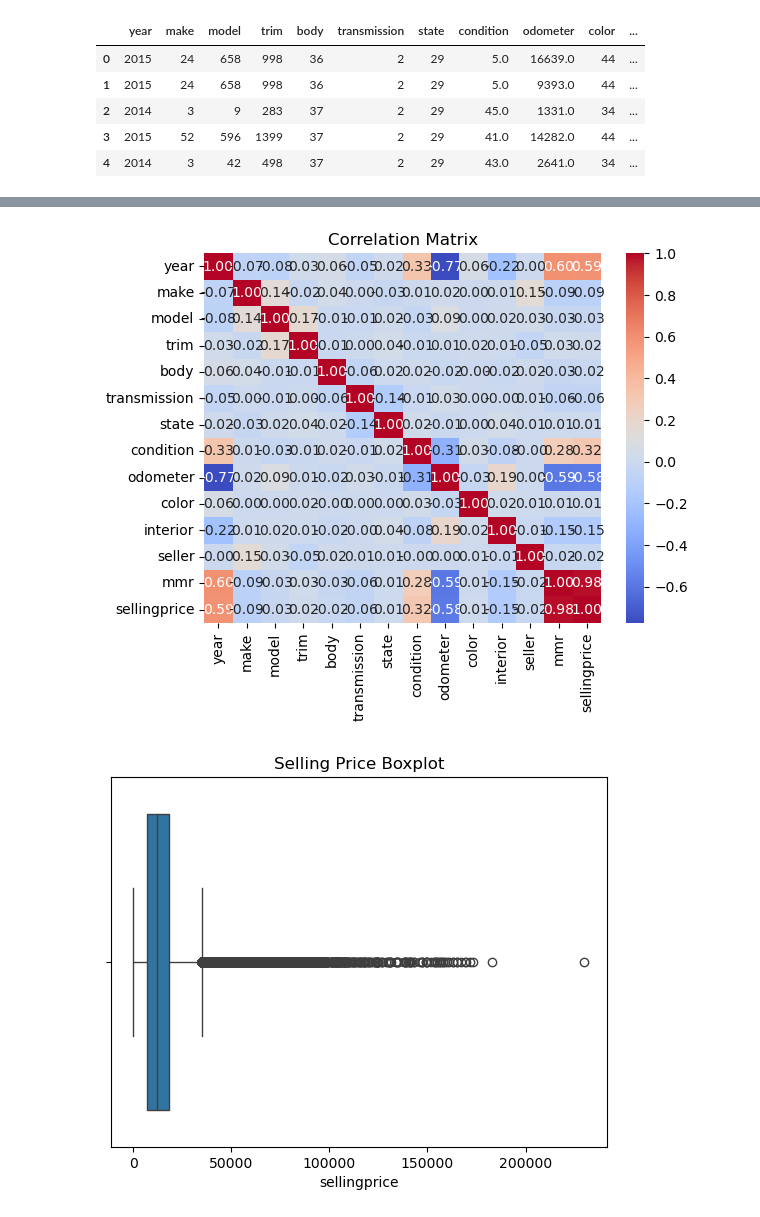
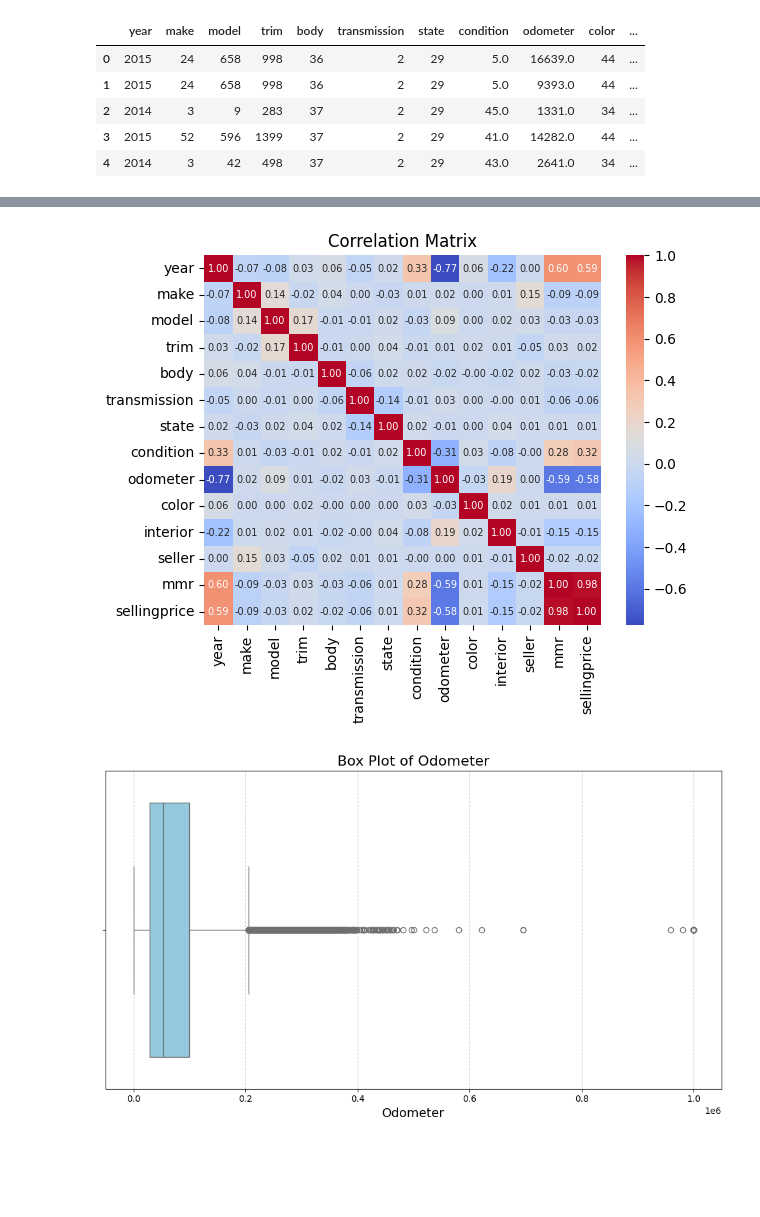
Before and after one commit to ardanlbnt/CSE4288F24_Grp11, a Jupyter notebook: DataPreProcessing/SourceCode/preprocessing.ipynb, the cells around one changed output, grey strips where cells are left out. Cells and saved outputs as stored; diff of their text form; code cells hidden in the pictures; blank space fills up the shorter version.

```diff
--- a/DataPreProcessing/SourceCode/preprocessing.ipynb
+++ b/DataPreProcessing/SourceCode/preprocessing.ipynb
@@ -149,14 +149,21 @@ plt.show()
 # %%
 correlation_matrix = df.corr()
 
-sns.heatmap(correlation_matrix, annot=True, cmap='coolwarm', fmt='.2f')
+sns.heatmap(correlation_matrix, annot=True, cmap='coolwarm', fmt='.2f', annot_kws={"size": 7})
 plt.title('Correlation Matrix')
 plt.show()
 # %% [output]
-[figure, old version]
+[figure, new version]
 # %%
-sns.boxplot(x=df['sellingprice'])
-plt.title('Selling Price Boxplot')
+plt.figure(figsize=(10, 6))
+sns.boxplot(data=df, x='odometer', color='skyblue')
+
+# Adding labels and title
+plt.title('Box Plot of Odometer', fontsize=16)
+plt.xlabel('Odometer', fontsize=14)
+plt.grid(axis='x', linestyle='--', alpha=0.7)
+
+plt.tight_layout()
 plt.show()
 # %% [output]
-[figure, old version]
+[figure, new version]
```
Also changed, not shown: parts of 2 cells of this notebook, 3 other files.
